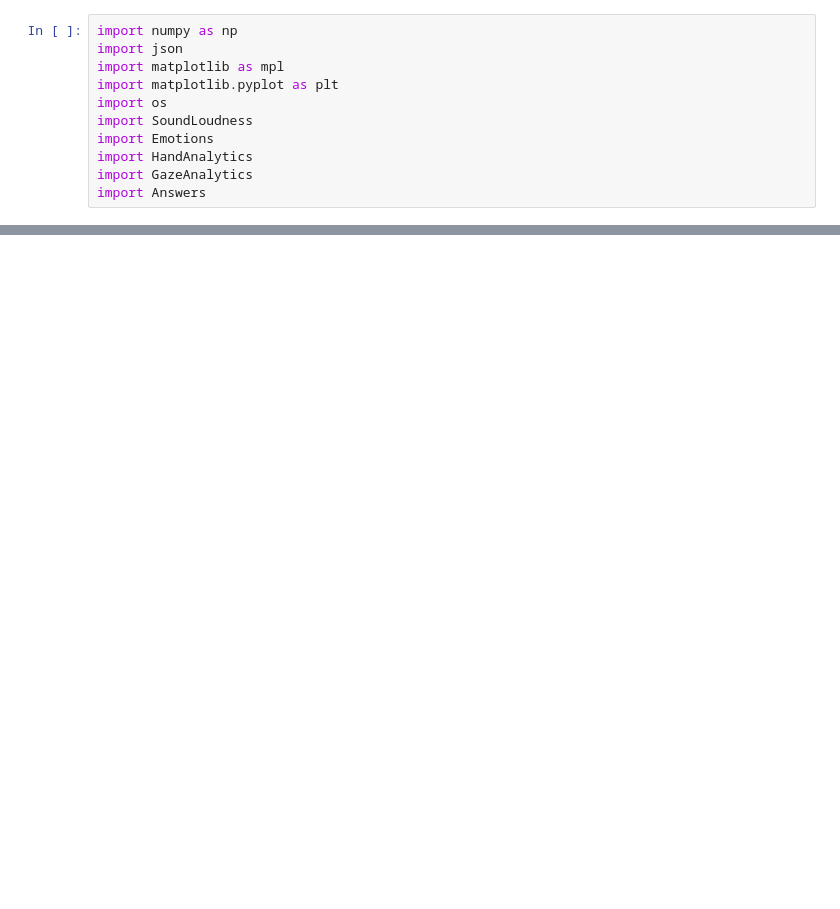
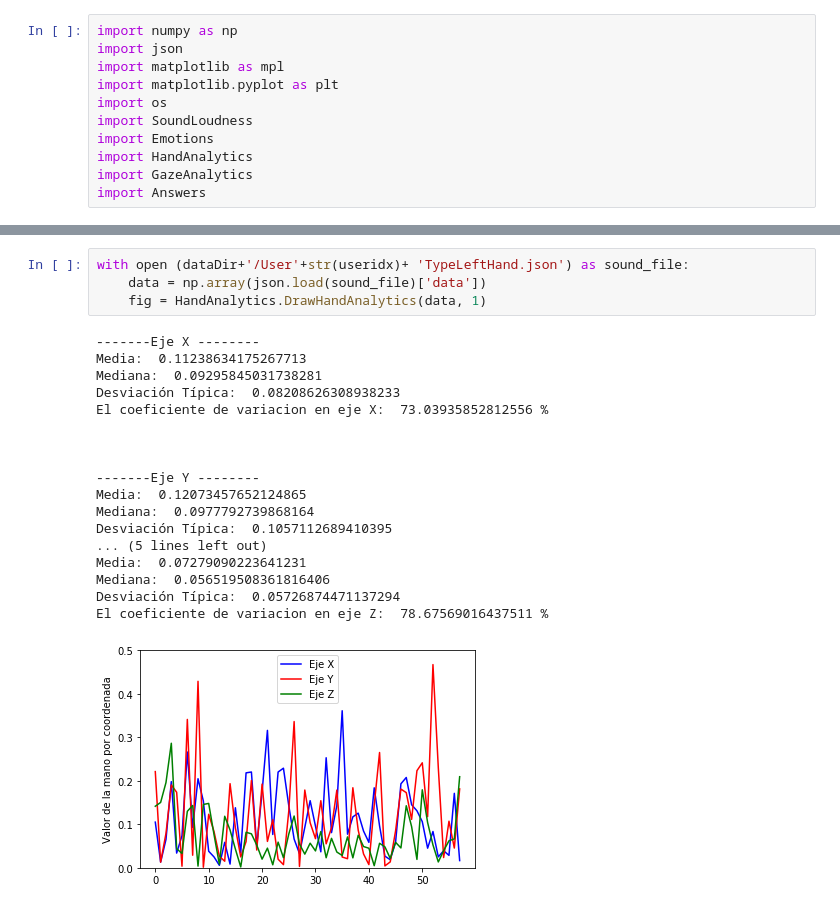
Before and after one commit to Narratech/TFGAlgabaHernandez, a Jupyter notebook: DataAnalytics/Informes.ipynb, the cells around one changed output, grey strips where cells are left out. Drawn from its saved outputs; the diff is of its cells as text; blank space fills up the shorter version.

```diff
--- a/DataAnalytics/Informes.ipynb
+++ b/DataAnalytics/Informes.ipynb
@@ -20,0 +32,23 @@ FileNotFoundError: [Errno 2] No such file or directory: './Data/User64User64Type
+# %%
+with open (dataDir+'/User'+str(useridx)+ 'TypeLeftHand.json') as sound_file:
+    data = np.array(json.load(sound_file)['data'])
+    fig = HandAnalytics.DrawHandAnalytics(data, 1)
+# %% [output]
+-------Eje X --------
+Media:  0.11238634175267713
+Mediana:  0.09295845031738281
+Desviación Típica:  0.08208626308938233
+El coeficiente de variacion en eje X:  73.03935852812556 %
+
+
+
+-------Eje Y --------
+Media:  0.12073457652124865
+Mediana:  0.0977792739868164
+Desviación Típica:  0.1057112689410395
+... (5 lines left out)
+Media:  0.07279090223641231
+Mediana:  0.056519508361816406
+Desviación Típica:  0.05726874471137294
+El coeficiente de variacion en eje Z:  78.67569016437511 %
+[figure, added]
```
Also changed, not shown: parts of 6 cells of this notebook, 26 other files.
